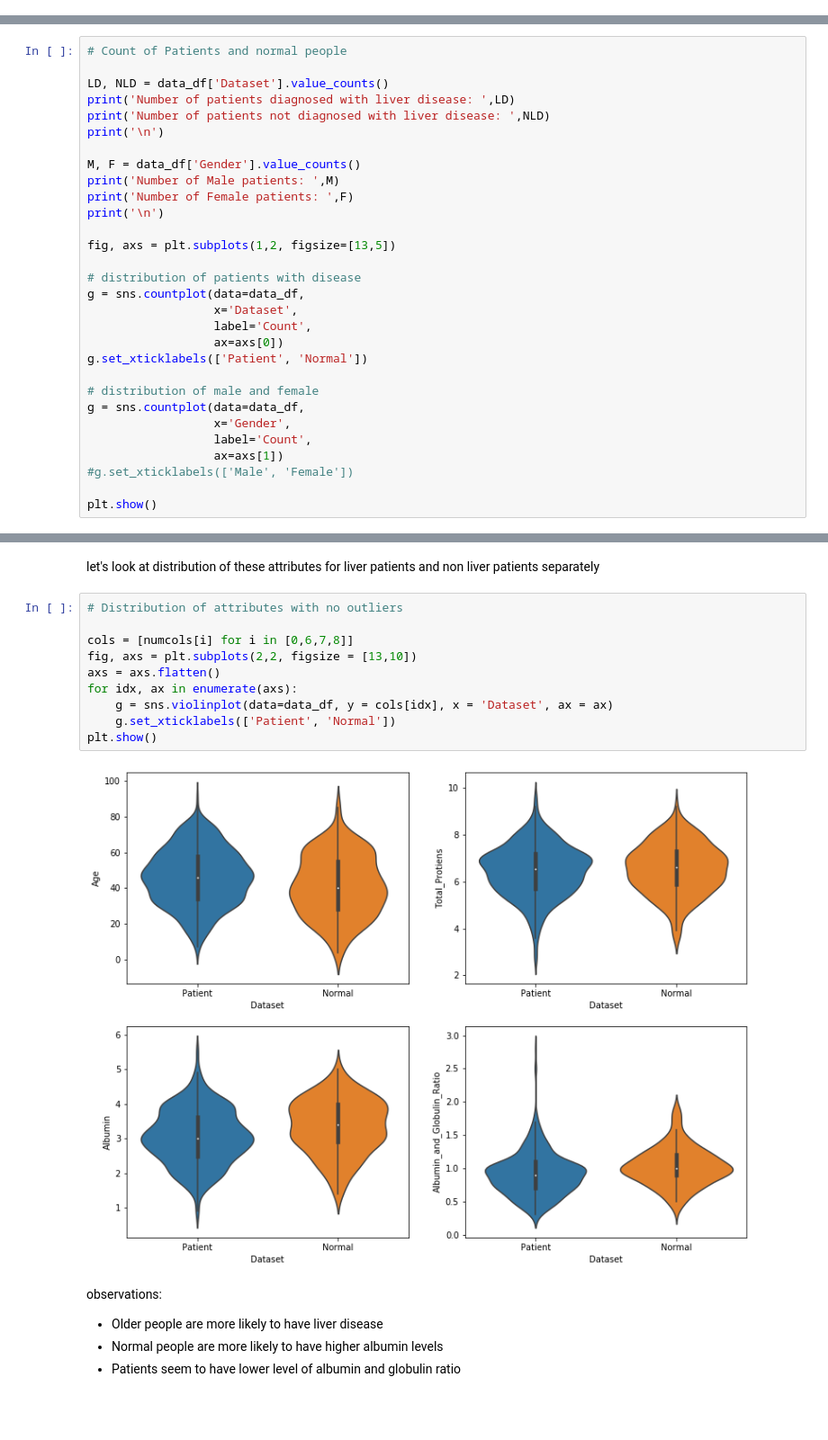
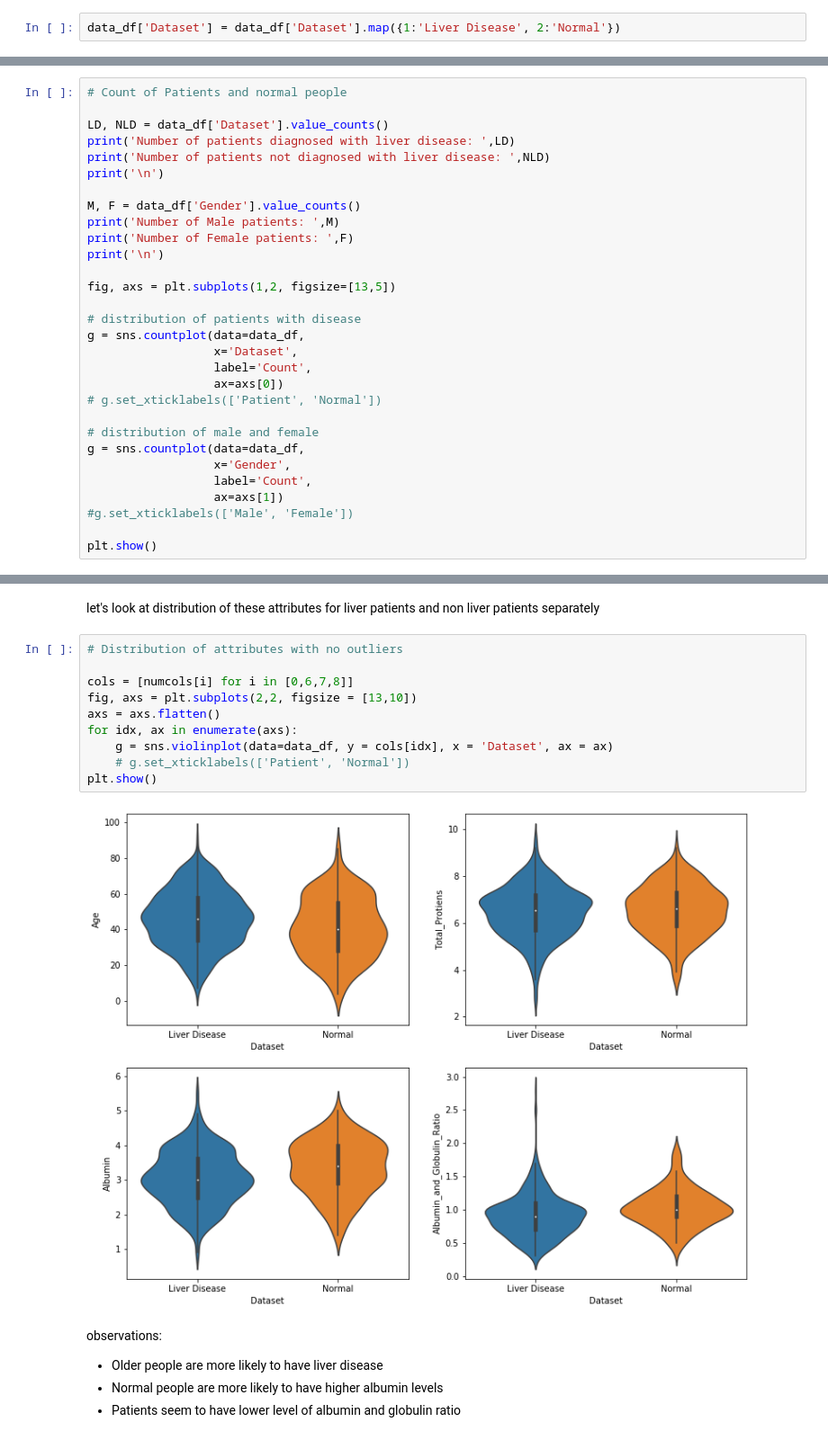
Before and after one commit to IndML101/Liver-Patients, a Jupyter notebook: Liver-Patients.ipynb, the cells around one changed output, grey strips where cells are left out. Shown at 90% size. Saved outputs shown, nothing was run; the diff lists cells and outputs as text; blank space fills up the shorter version.

```diff
--- a/Liver-Patients.ipynb
+++ b/Liver-Patients.ipynb
@@ -54,3 +73,5 @@ data_df.head()
+# %%
+data_df['Dataset'] = data_df['Dataset'].map({1:'Liver Disease', 2:'Normal'})
 # %%
 data_df.info()
 # %% [output]
@@ -157,7 +176,7 @@ g = sns.countplot(data=data_df,
                   x='Dataset',
                   label='Count',
                   ax=axs[0])
-g.set_xticklabels(['Patient', 'Normal'])
+# g.set_xticklabels(['Patient', 'Normal'])
 
 # distribution of male and female
 g = sns.countplot(data=data_df,
@@ -209,15 +228,15 @@ let's look at distribution of these attributes for liver patients and non liver
 # %%
 # Distribution of attributes with no outliers
 
 cols = [numcols[i] for i in [0,6,7,8]]
 fig, axs = plt.subplots(2,2, figsize = [13,10])
 axs = axs.flatten()
 for idx, ax in enumerate(axs):
     g = sns.violinplot(data=data_df, y = cols[idx], x = 'Dataset', ax = ax)
-    g.set_xticklabels(['Patient', 'Normal'])
+    # g.set_xticklabels(['Patient', 'Normal'])
 plt.show()
 # %% [output]
-[figure, old version]
+[figure, new version]
 # %% [markdown]
 observations:
 *  Older people are more likely to have liver disease
```
Also changed, not shown: parts of 32 cells of this notebook.
